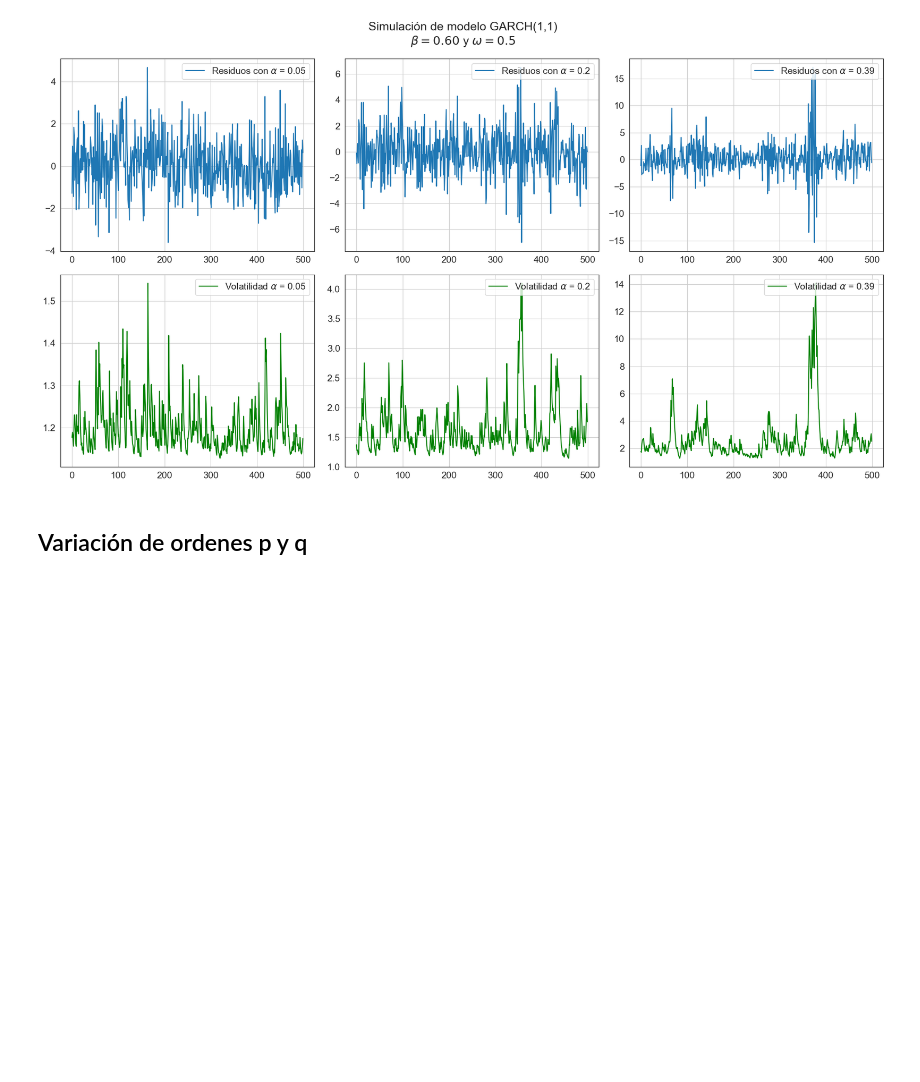
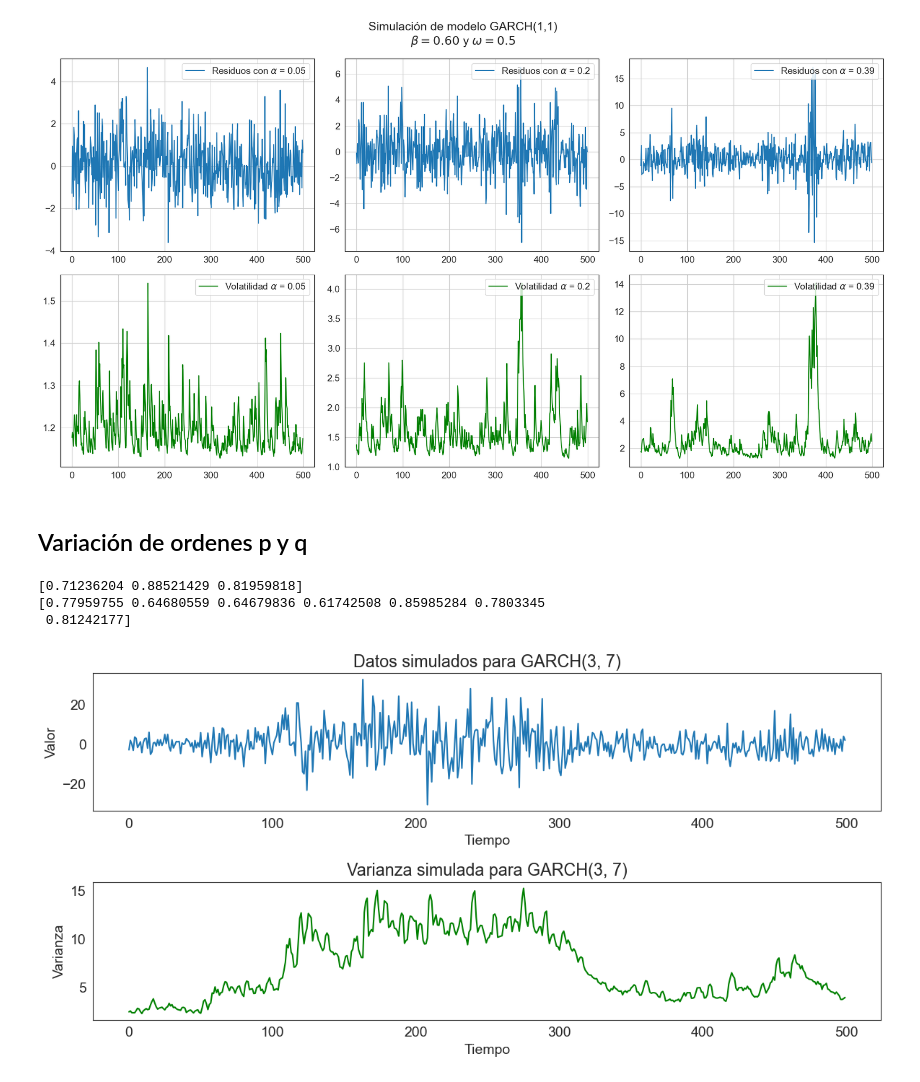
Before and after one commit to Diego-Astaburuaga/Modelos-GARCH, a Jupyter notebook: Entregables/Informe Simulación/Simulación.ipynb, the cells around one changed output. Drawn from its saved outputs; the diff is of its cells as text; code cells hidden in the pictures; blank space fills up the shorter version.

```diff
--- a/Entregables/Informe Simulación/Simulación.ipynb
+++ b/Entregables/Informe Simulación/Simulación.ipynb
@@ -553,3 +553,68 @@ plt.show()
 [figure]
 # %% [markdown]
 ## Variación de ordenes p y q
+# %%
+def simular_GARCH_pq_con_rangos(p, q, alpha_range=(0, 1), beta_range=(0, 1), omega=0.5, nobs=500):
+    # Establecer la semilla para reproducibilidad
+    np.random.seed(42)
+
+    # Generar parámetros aleatorios para alpha y beta dentro de los rangos especificados
+    alpha_array = np.random.uniform(low=alpha_range[0], high=alpha_range[1], size=p)
+    beta_array = np.random.uniform(low=beta_range[0], high=beta_range[1], size=q)
+
+    # Garantizar estacionaridad
+    if np.sum(alpha_array) + np.sum(beta_array) >= 1:
+        scale_factor = 0.999 / (np.sum(alpha_array) + np.sum(beta_array))
+        alpha_array = alpha_array * scale_factor
+        beta_array = beta_array * scale_factor
+
+    # Definir los parámetros del modelo
+    mu = 0
+    cm_params = np.array([mu])
+    garch_params = np.concatenate((np.array([omega]), alpha_array, beta_array))
+    params = np.concatenate((cm_params, garch_params))
+
+    # Crear un modelo GARCH utilizando arch_model
+    modelo_garch = arch_model(None, p=p, o=0, q=q)
+
+    # Establecer la secuencia de residuos
+    rs = np.random.RandomState([892380934, 189201902, 129129894, 9890437])
+    modelo_garch.distribution = Normal(seed=rs)
+
+    # Simular una única trayectoria del modelo GARCH
+    sim_data = modelo_garch.simulate(params=params, nobs=nobs)
+
+    # Obtener los datos simulados
+    data, variance = sim_data['data'], sim_data['volatility']
+
+    return data, variance
+
+# Ejemplo de uso más estándar para GARCH(p, q) con rangos específicos para alpha y beta
+p = 3
+q = 7
+alpha_range = (0.6, 0.9)
+beta_range = (0.6, 0.9)
+
+data_simulada, varianza_simulada = simular_GARCH_pq_con_rangos(p=p, q=q, alpha_range=alpha_range, beta_range=beta_range)
+
+# Visualizar la serie de datos y su varianza
+plt.figure(figsize=(12, 6))
+plt.subplot(2, 1, 1)
+plt.plot(data_simulada)
+plt.title(f'Datos simulados para GARCH({p}, {q})')
+plt.xlabel('Tiempo')
+plt.ylabel('Valor')
+
+plt.subplot(2, 1, 2)
+plt.plot(varianza_simulada, color='green')
+plt.title(f'Varianza simulada para GARCH({p}, {q})')
+plt.xlabel('Tiempo')
+plt.ylabel('Varianza')
+
+plt.tight_layout()
+plt.show()
+# %% [output]
+[0.71236204 0.88521429 0.81959818]
+[0.77959755 0.64680559 0.64679836 0.61742508 0.85985284 0.7803345
+ 0.81242177]
+[figure, added]
```
Also changed, not shown: parts of 1 cell of this notebook, 7 other files.
